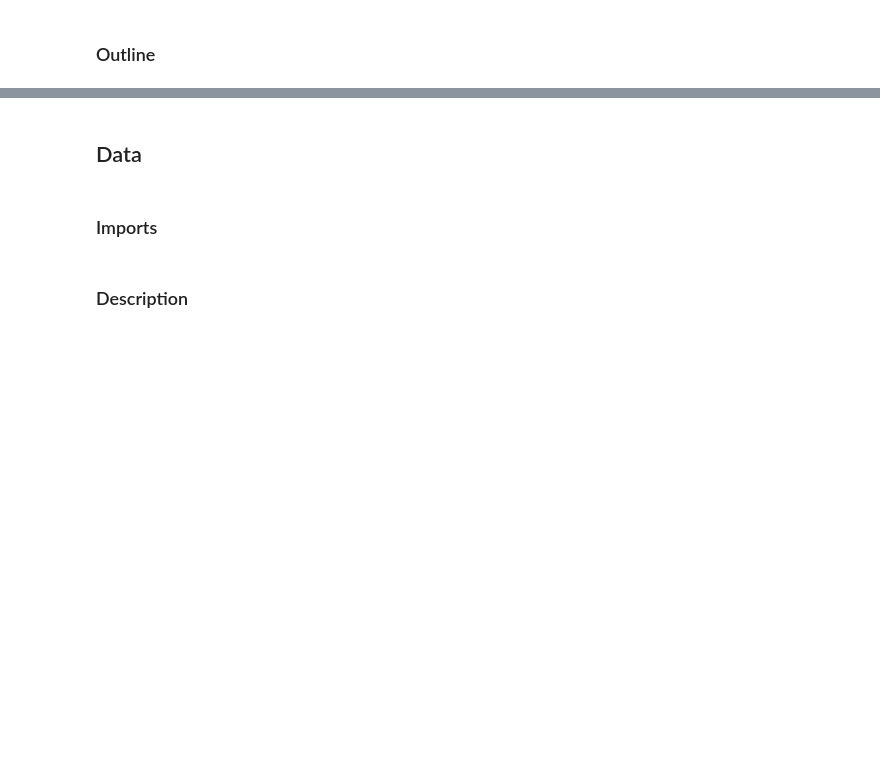
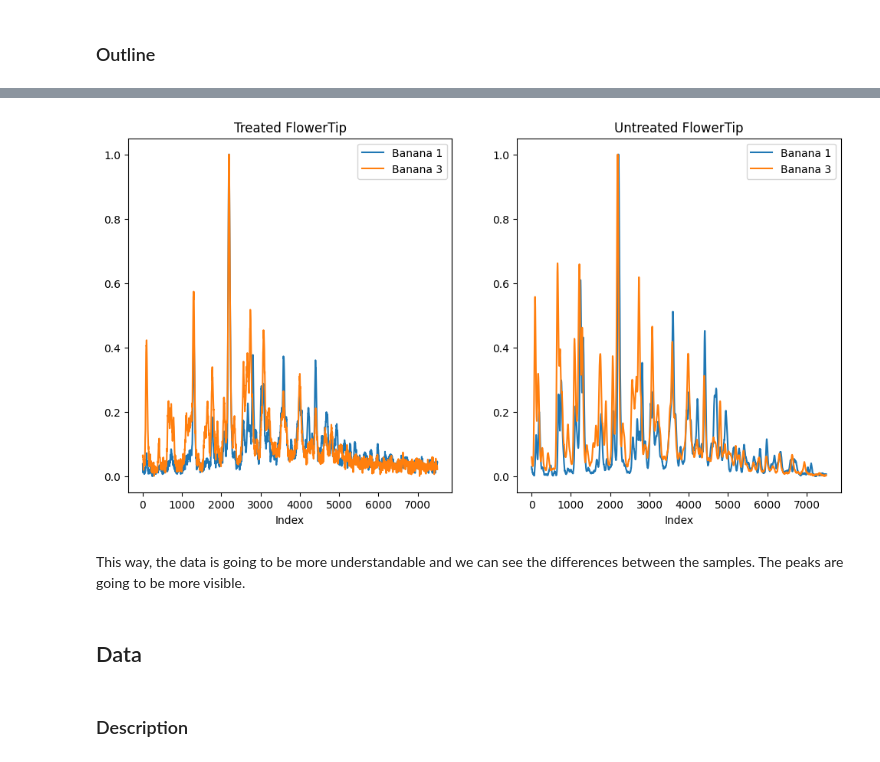
Before and after one commit to MorganKryze/Bananas-Fraud, a Jupyter notebook: src/process.ipynb, the cells around one changed output, grey strips where cells are left out. Drawn from its saved outputs; the diff is of its cells as text; code cells hidden in the pictures; blank space fills up the shorter version.

```diff
--- a/src/process.ipynb
+++ b/src/process.ipynb
@@ -13,4 +53,33 @@ xoxoxoxoxoxoxxo
+# %%
+from sklearn.preprocessing import MinMaxScaler
+
+scaler = MinMaxScaler()
+
+banana1_flowertip_treated_1_normalized = scaler.fit_transform(banana1_flowertip_treated_1)
+banana3_flowertip_treated_1_normalized = scaler.fit_transform(banana3_flowertip_treated_1)
+banana1_flowertip_untreated_normalized = scaler.fit_transform(banana1_flowertip_untreated)
+banana3_flowertip_untreated_normalized = scaler.fit_transform(banana3_flowertip_untreated)
+# %%
+plt.figure(figsize=(12, 6))
+
+plt.subplot(1, 2, 1)
+plt.plot(banana1_flowertip_treated_1_normalized[:, 1], label='Banana 1')
+plt.plot(banana3_flowertip_treated_1_normalized[:, 1], label='Banana 3')
+plt.title('Treated FlowerTip')
+plt.xlabel('Index')
+plt.legend()
+
+plt.subplot(1, 2, 2)
+plt.plot(banana1_flowertip_untreated_normalized[:, 1], label='Banana 1')
+plt.plot(banana3_flowertip_untreated_normalized[:, 1], label='Banana 3')
+plt.title('Untreated FlowerTip')
+plt.xlabel('Index')
+plt.legend()
+
+plt.show()
+# %% [output]
+[figure, added]
+# %% [markdown]
+This way, the data is going to be more understandable and we can see the differences between the samples. The peaks are going to be more visible.
 # %% [markdown]
 ## Data
-# %% [markdown]
-### Imports
```
Also changed, not shown: parts of 27 cells of this notebook.
